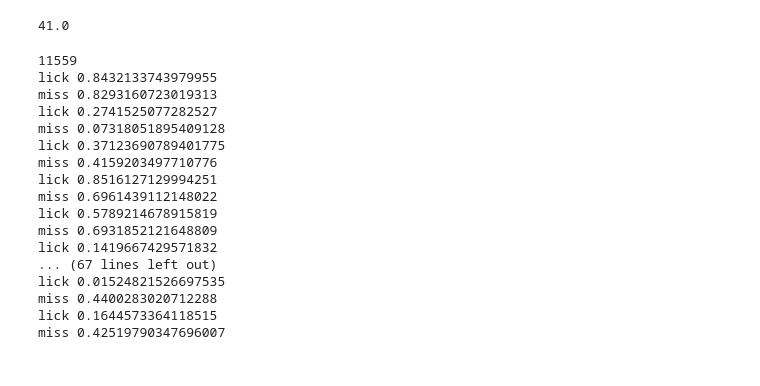
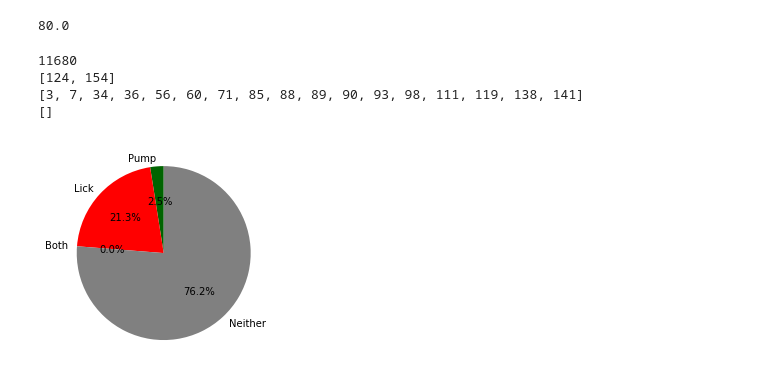
Before and after one commit to jetsetmette/VGP, a Jupyter notebook: notebooks/extract 2p data.ipynb, the cells around one changed output. Cells and saved outputs as stored; diff of their text form; code cells hidden in the pictures.

Commit message:
added pump and lick activated cells and signal

```diff
--- a/notebooks/extract 2p data.ipynb
+++ b/notebooks/extract 2p data.ipynb
@@ -20,6 +20,8 @@ def get_frames(events_file,s2p_length):
 
     licks_frames = list (df[df['Item1']== 'Lick']['Item2.Item2'])
 
+    licks_frames=[frame for frame in licks_frames if frame < s2p_length-100] #removes event if too close to the end
+
     return pump_frames, licks_frames
 # %%
 def filter_cell(x):
@@ -149,30 +177,18 @@ def get_activated_cells (s2p_folder,events_file):
 # %%
-animal="VGP310"
-day="029"
-date="20221108"
+animal="VGP302"
+day="031"
+date="20221110"
 s2p_folder = "C:\\Users\\mko102\\UiT Office 365\\O365-Pipette 2 - Dokumenter\\People\\Mette\\GitHub\\2P\\Processed\\VGP_procd_data_22-12-05\\sub-{}\\ses-{}".format(animal, day)
 events_file = "C:\\Users\\mko102\\UiT Office 365\\O365-Pipette 2 - Dokumenter\\People\\Mette\\GitHub\\2P\\Processed\\behav\\sub-{0}\\ses-{1}-{2}\\sub-{0}_ses-{1}_events.csv".format(animal, day, date)
 # %%
 get_number_cells(s2p_folder)
 # %% [output]
-41.0
+80.0
 # %%
-get_activated_cells(s2p_folder,events_file)
+cas_lick,cas_pump=get_activated_cells(s2p_folder,events_file)
 # %% [output]
-11559
-lick 0.8432133743979955
-miss 0.8293160723019313
-lick 0.2741525077282527
-miss 0.07318051895409128
-lick 0.37123690789401775
-miss 0.4159203497710776
-lick 0.8516127129994251
-miss 0.6961439112148022
-lick 0.5789214678915819
-miss 0.6931852121648809
-lick 0.1419667429571832
-... (67 lines left out)
-lick 0.01524821526697535
-miss 0.4400283020712288
-lick 0.1644573364118515
-miss 0.42519790347696007
+11680
+[124, 154]
+[3, 7, 34, 36, 56, 60, 71, 85, 88, 89, 90, 93, 98, 111, 119, 138, 141]
+[]
+[figure, added]
```
Also changed, not shown: parts of 5 cells of this notebook.
